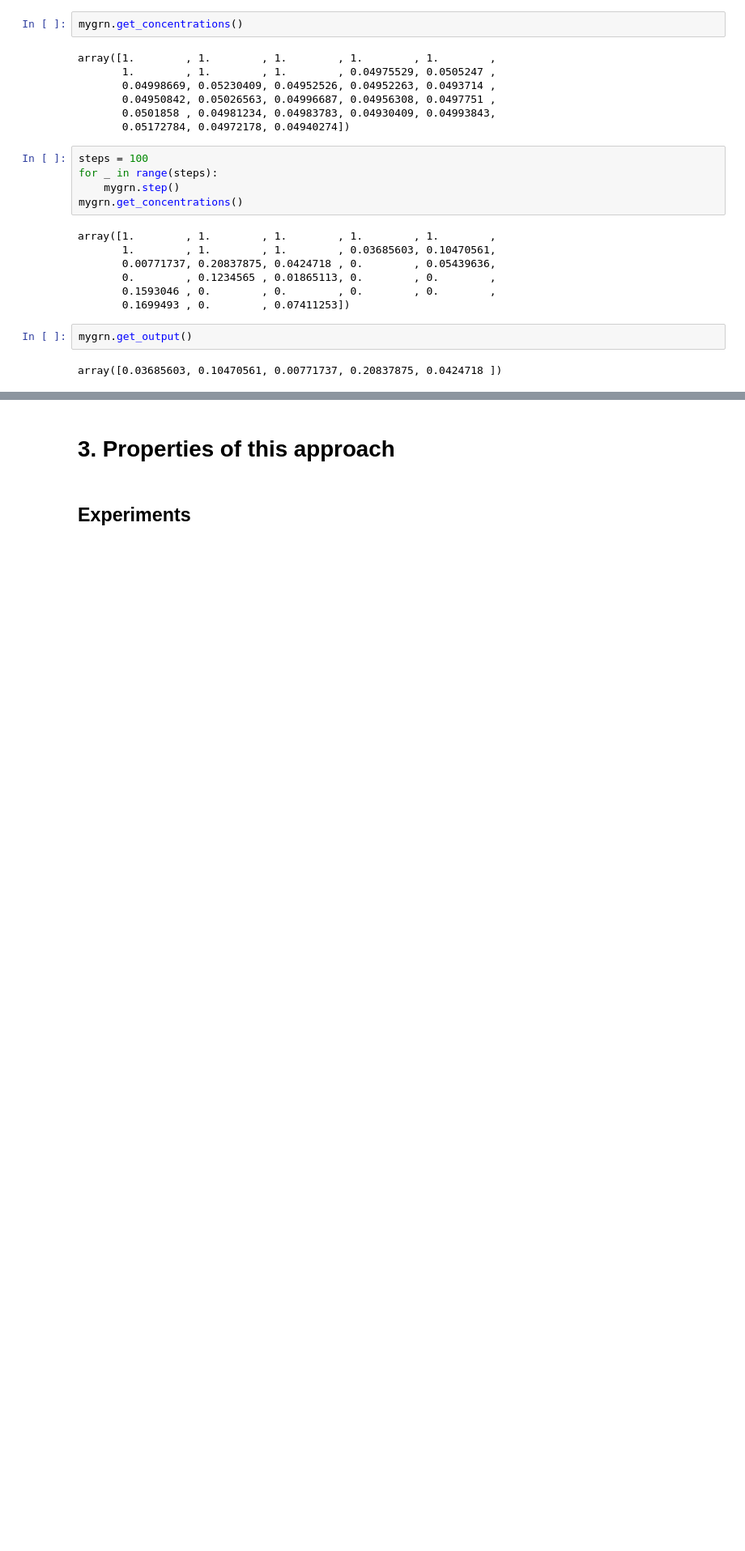
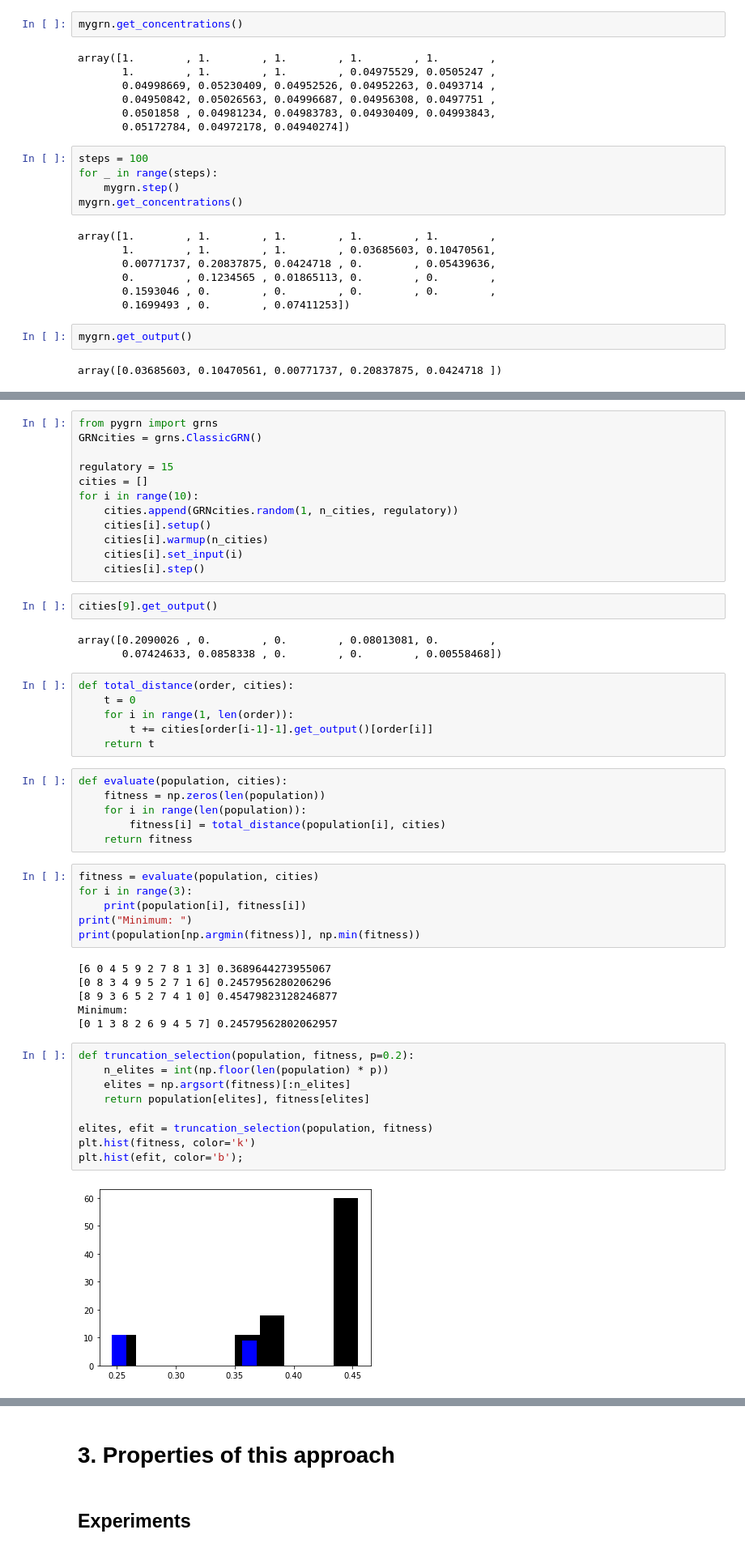
Before and after one commit to alcliberal/ApresentationStocastique, a Jupyter notebook: pres.ipynb, the cells around one changed output, grey strips where cells are left out. Shown: that part at 81% size. Drawn from its saved outputs; the diff is of its cells as text; blank space fills up the shorter version.

```diff
--- a/pres.ipynb
+++ b/pres.ipynb
@@ -203,0 +225,52 @@ array([0.03685603, 0.10470561, 0.00771737, 0.20837875, 0.0424718 ])
+# %%
+from pygrn import grns
+GRNcities = grns.ClassicGRN()
+
+regulatory = 15
+cities = []
+for i in range(10):
+    cities.append(GRNcities.random(1, n_cities, regulatory))
+    cities[i].setup()
+    cities[i].warmup(n_cities)
+    cities[i].set_input(i)
+    cities[i].step()
+# %%
+cities[9].get_output()
+# %% [output]
+array([0.2090026 , 0.        , 0.        , 0.08013081, 0.        ,
+       0.07424633, 0.0858338 , 0.        , 0.        , 0.00558468])
+# %%
+def total_distance(order, cities):
+    t = 0
+    for i in range(1, len(order)):
+        t += cities[order[i-1]-1].get_output()[order[i]]
+    return t
+# %%
+def evaluate(population, cities):
+    fitness = np.zeros(len(population))
+    for i in range(len(population)):
+        fitness[i] = total_distance(population[i], cities)
+    return fitness
+# %%
+fitness = evaluate(population, cities)
+for i in range(3):
+    print(population[i], fitness[i])
+print("Minimum: ")
+print(population[np.argmin(fitness)], np.min(fitness))
+# %% [output]
+[6 0 4 5 9 2 7 8 1 3] 0.3689644273955067
+[0 8 3 4 9 5 2 7 1 6] 0.2457956280206296
+[8 9 3 6 5 2 7 4 1 0] 0.45479823128246877
+Minimum:
+[0 1 3 8 2 6 9 4 5 7] 0.24579562802062957
+# %%
+def truncation_selection(population, fitness, p=0.2):
+    n_elites = int(np.floor(len(population) * p))
+    elites = np.argsort(fitness)[:n_elites]
+    return population[elites], fitness[elites]
+
+elites, efit = truncation_selection(population, fitness)
+plt.hist(fitness, color='k')
+plt.hist(efit, color='b');
+# %% [output]
+[figure, added]
```
Also changed, not shown: parts of 13 cells of this notebook.
